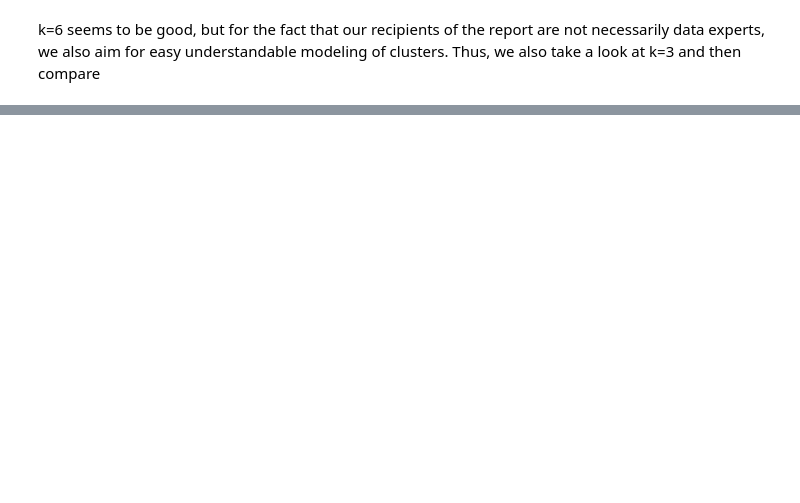
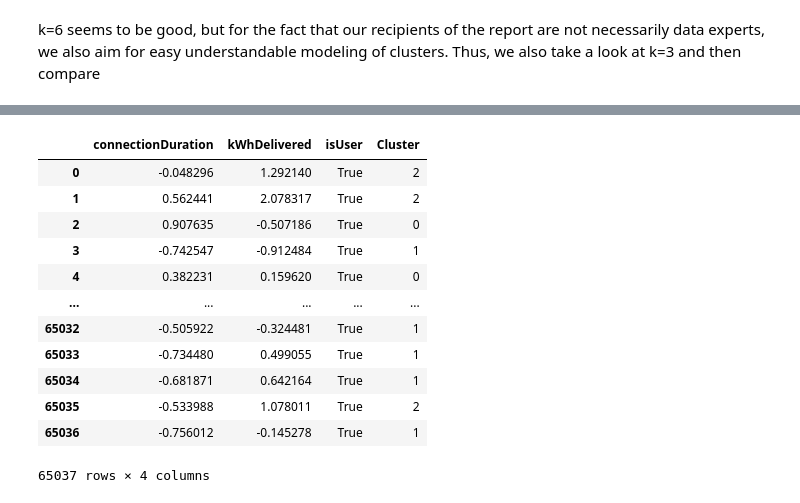
Before and after one commit to asimxa/Data-Diggers-Project-Repo, a Jupyter notebook: Cluster_Exploration.ipynb, the cells around one changed output, grey strips where cells are left out. Cells and saved outputs as stored; diff of their text form; code cells hidden in the pictures; blank space fills up the shorter version.

```diff
--- a/Cluster_Exploration.ipynb
+++ b/Cluster_Exploration.ipynb
@@ -228,0 +283,16 @@ plt.show()
+# %%
+X_scaled_df
+# %% [output]
+|  | connectionDuration | kWhDelivered | isUser | Cluster |
+| 0 | -0.048296 | 1.292140 | True | 2 |
+| 1 | 0.562441 | 2.078317 | True | 2 |
+| 2 | 0.907635 | -0.507186 | True | 0 |
+| 3 | -0.742547 | -0.912484 | True | 1 |
+| 4 | 0.382231 | 0.159620 | True | 0 |
+| ... | ... | ... | ... | ... |
+| 65032 | -0.505922 | -0.324481 | True | 1 |
+| 65033 | -0.734480 | 0.499055 | True | 1 |
+| 65034 | -0.681871 | 0.642164 | True | 1 |
+| 65035 | -0.533988 | 1.078011 | True | 2 |
+| 65036 | -0.756012 | -0.145278 | True | 1 |
+65037 rows × 4 columns
```
Also changed, not shown: parts of 10 cells of this notebook.
